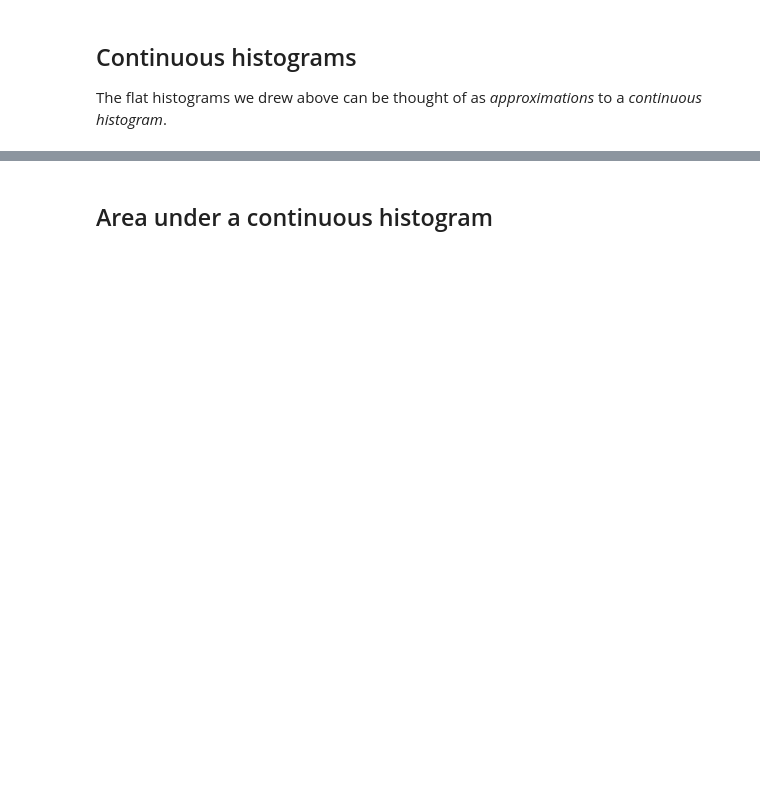
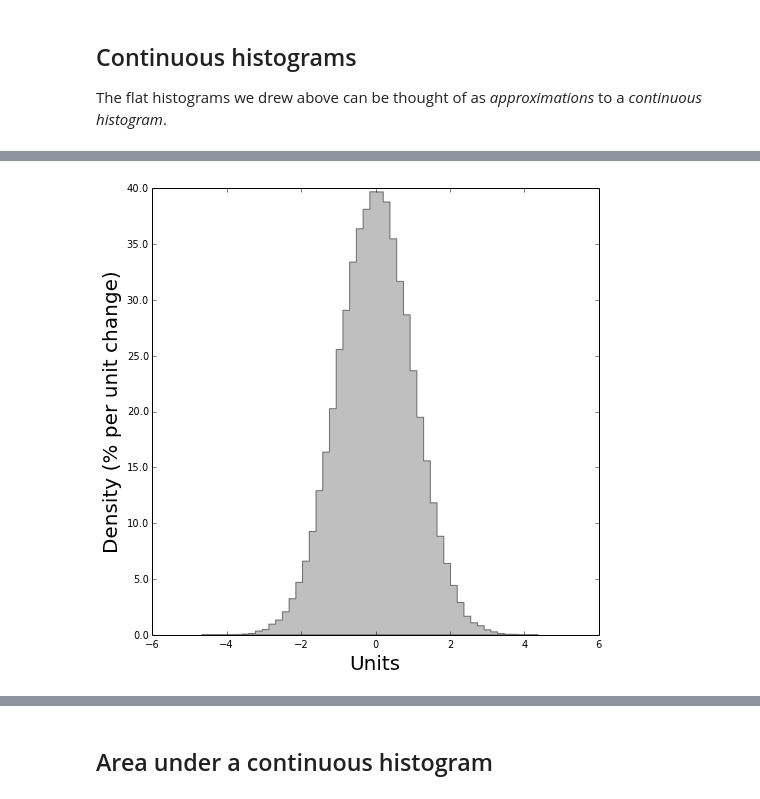
Before and after one commit to jonathan-taylor/stats60, a Jupyter notebook: Graphical Summaries.ipynb, the cells around one changed output, grey strips where cells are left out. Cells and saved outputs as stored; diff of their text form; code cells hidden in the pictures; blank space fills up the shorter version.

```diff
--- a/Graphical Summaries.ipynb
+++ b/Graphical Summaries.ipynb
@@ -176 +200,5 @@ hist_finer.set_ylabel('Density (% per unit change)', fontsize=20)
+# %%
+hist_finer.figure
+# %% [output]
+[figure, added]
 # %%
```
Also changed, not shown: parts of 50 cells of this notebook, 2 other files.
